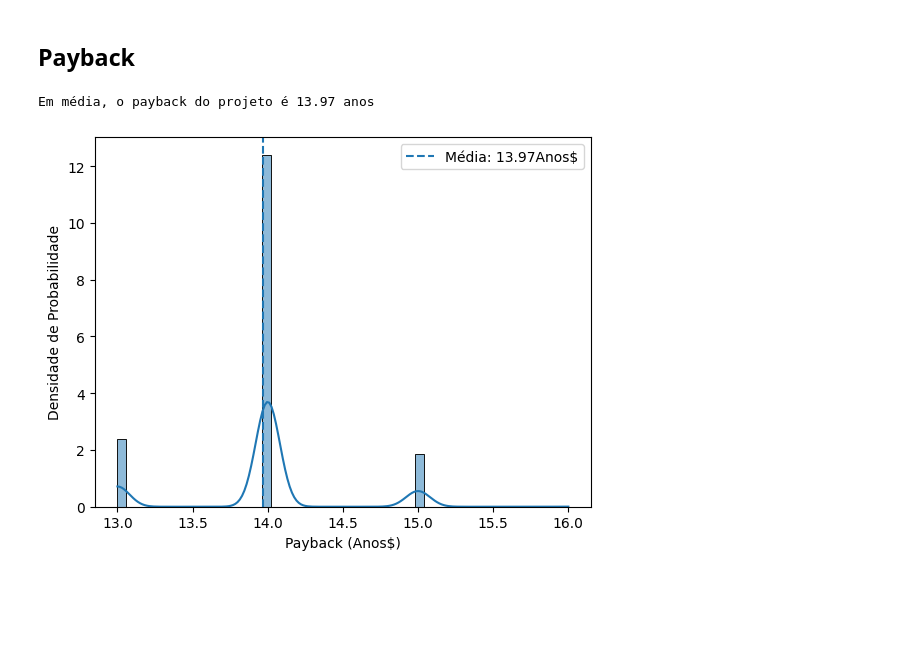
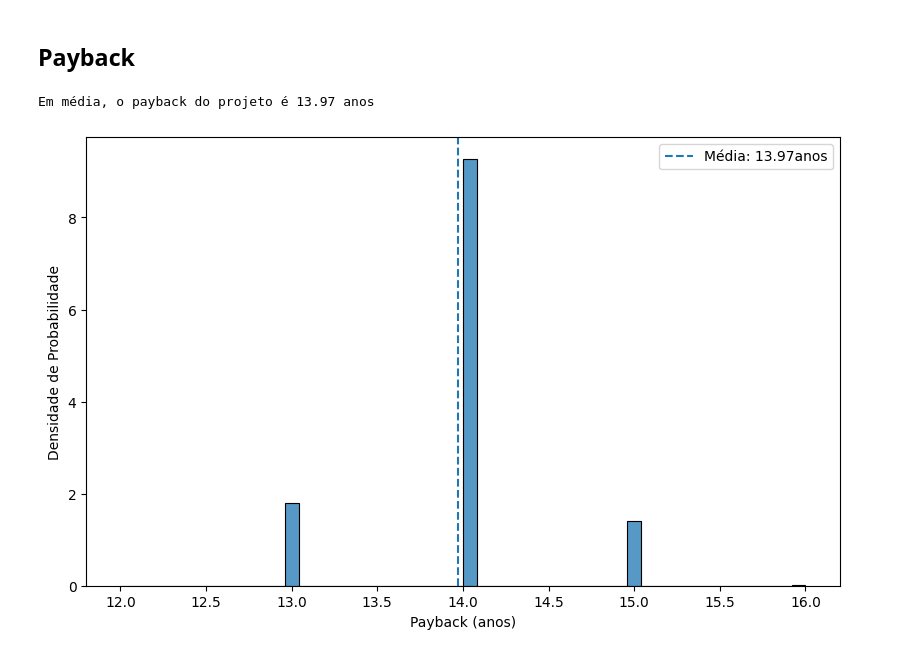
Before and after one commit to silash35/worklab, a Jupyter notebook: UFBA/ENGD06/src/metrics.ipynb, the cells around one changed output. Saved outputs shown, nothing was run; the diff lists cells and outputs as text; code cells hidden in the pictures; blank space fills up the shorter version.

Commit message:
improve plots

```diff
--- a/UFBA/ENGD06/src/metrics.ipynb
+++ b/UFBA/ENGD06/src/metrics.ipynb
@@ -4,7 +4,7 @@
 import numpy as np
 
 np.random.seed(42)
-trials = 10000
+trials = 100000
 
 
 def investimento_inicial():
@@ -96,21 +96,21 @@ Com essa taxa de desconto, o valor do VPL é: R$-0.00
 # %%
 def calcular_payback(taxa_desconto, fluxos_caixa):
     vpl = 0
     for t, fc in enumerate(fluxos_caixa):
         vpl += fc / (1 + taxa_desconto) ** t
         if vpl >= 0:
             return t
 
     print("Projeto sem payback")
     return -1
 
 
 payback_values = [
     calcular_payback(taxa_de_desconto, simulações_fluxos[i]) for i in range(trials)
 ]
 
 print(f"Em média, o payback do projeto é {np.mean(payback_values):.2f} anos")
-plot_density(payback_values, "Payback", "Anos$")
+plot_density(payback_values, "Payback", "anos", kde=False)
 # %% [output]
 Em média, o payback do projeto é 13.97 anos
-[figure, old version]
+[figure, new version]
```
Also changed, not shown: parts of 2 cells of this notebook, 1 other file.
